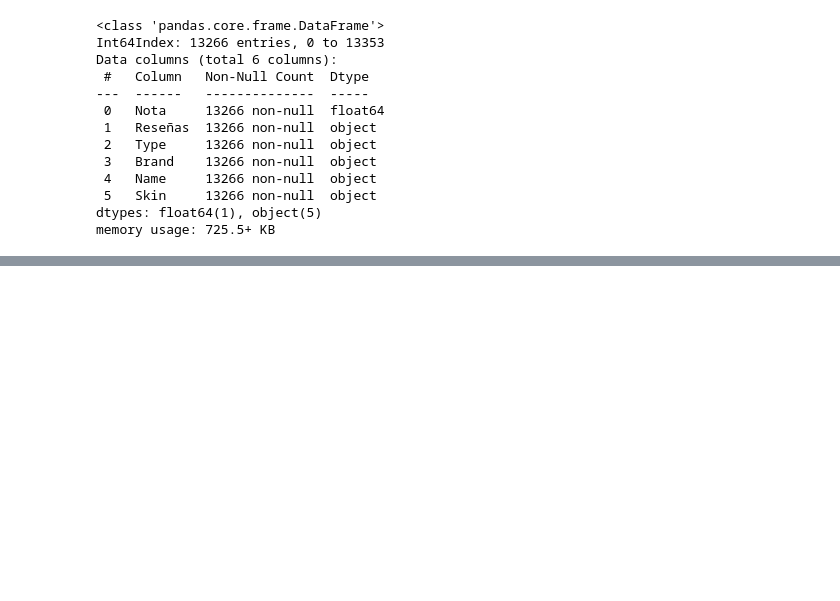
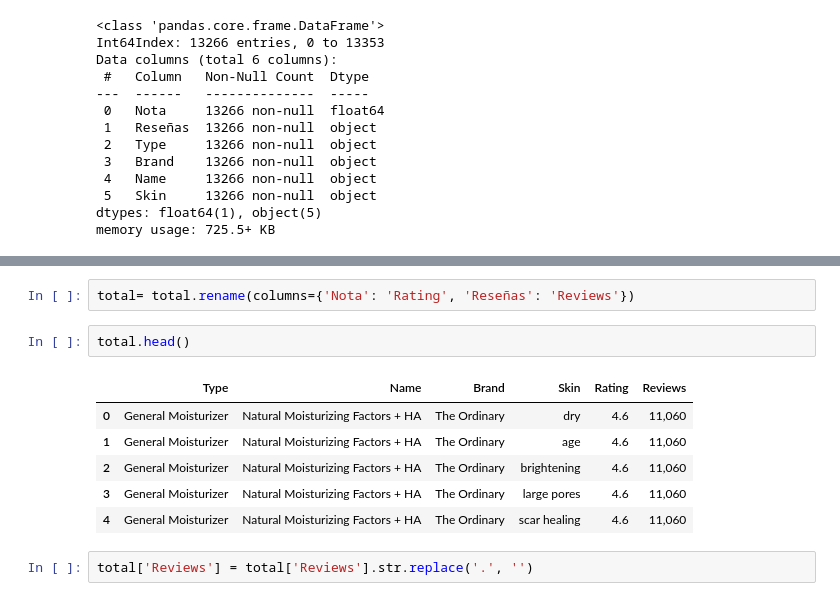
Before and after one commit to cristina-apostol/Skinbot-ML, a Jupyter notebook: Limpieza datos.ipynb, the cells around one changed output, grey strips where cells are left out. Drawn from its saved outputs; the diff is of its cells as text; blank space fills up the shorter version.

```diff
--- a/Limpieza datos.ipynb
+++ b/Limpieza datos.ipynb
@@ -674,0 +697,13 @@ memory usage: 725.5+ KB
+# %%
+total= total.rename(columns={'Nota': 'Rating', 'Reseñas': 'Reviews'})
+# %%
+total.head()
+# %% [output]
+|  | Type | Name | Brand | Skin | Rating | Reviews |
+| 0 | General Moisturizer | Natural Moisturizing Factors + HA | The Ordinary | dry | 4.6 | 11,060 |
+| 1 | General Moisturizer | Natural Moisturizing Factors + HA | The Ordinary | age | 4.6 | 11,060 |
+| 2 | General Moisturizer | Natural Moisturizing Factors + HA | The Ordinary | brightening | 4.6 | 11,060 |
+| 3 | General Moisturizer | Natural Moisturizing Factors + HA | The Ordinary | large pores | 4.6 | 11,060 |
+| 4 | General Moisturizer | Natural Moisturizing Factors + HA | The Ordinary | scar healing | 4.6 | 11,060 |
+# %%
+total['Reviews'] = total['Reviews'].str.replace('.', '')
```
Also changed, not shown: parts of 9 cells of this notebook, 30 other files.
